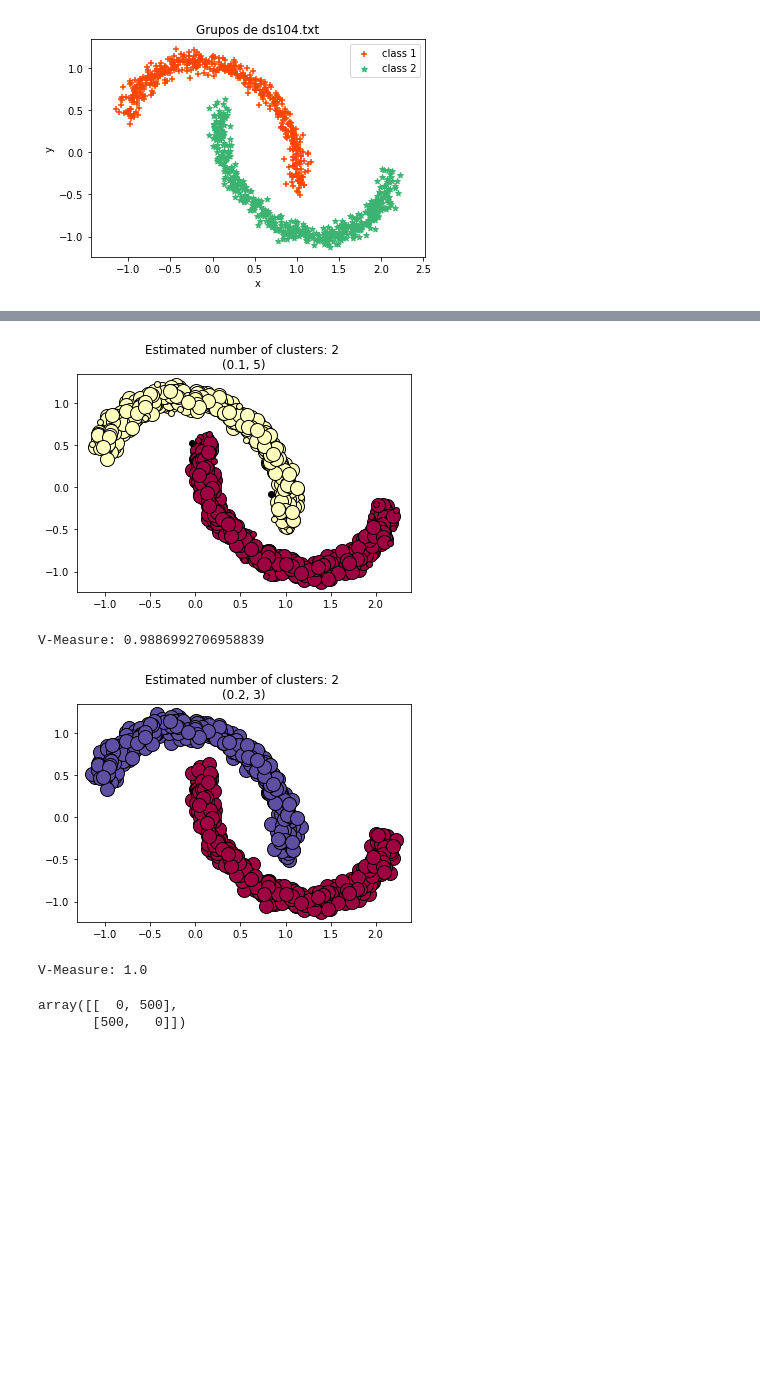
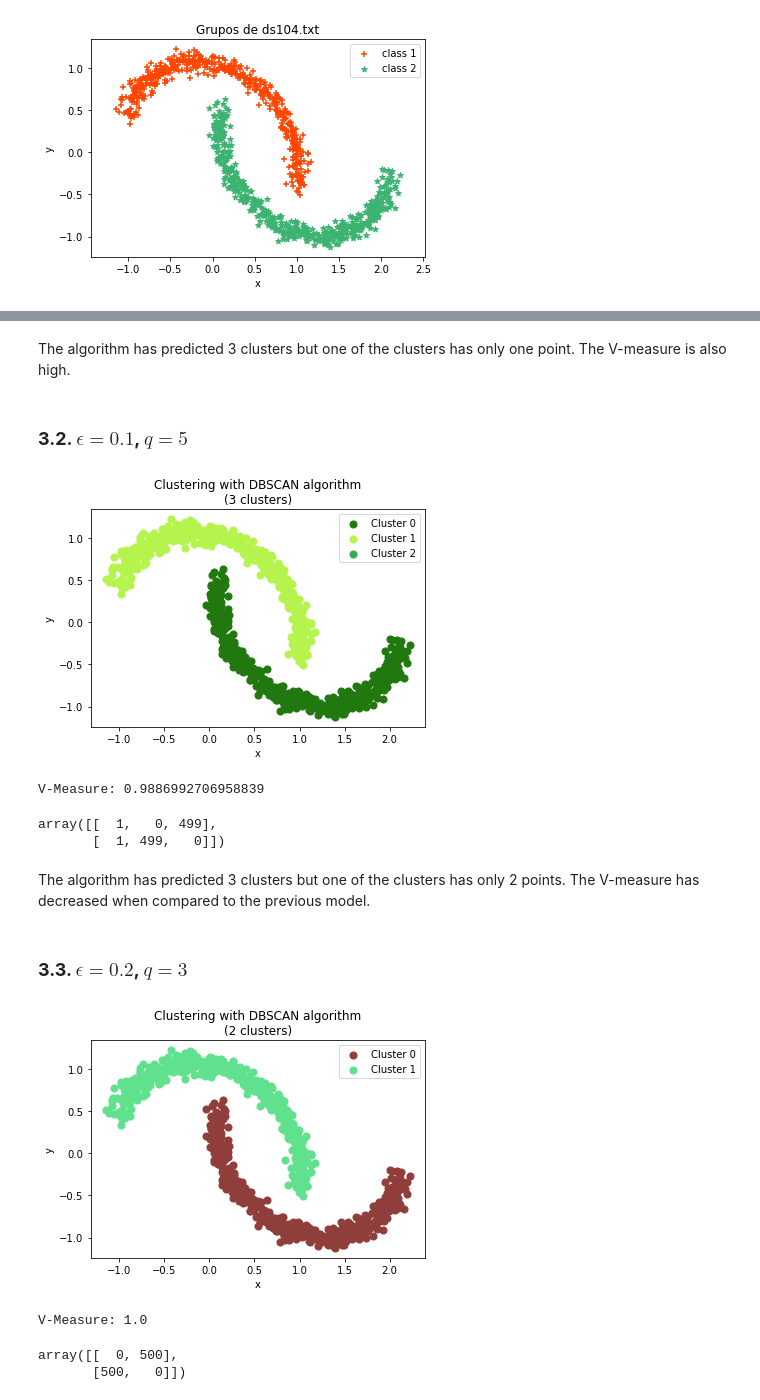
Before and after one commit to magheata/H2_ULRN, a Jupyter notebook: Gheata_H2_P3_ULRN.ipynb, the cells around one changed output, grey strips where cells are left out. Saved outputs shown, nothing was run; the diff lists cells and outputs as text; code cells hidden in the pictures; blank space fills up the shorter version.

```diff
--- a/Gheata_H2_P3_ULRN.ipynb
+++ b/Gheata_H2_P3_ULRN.ipynb
@@ -18,2 +48,14 @@ from sklearn.preprocessing import StandardScaler
+# %%
+def show_clusters(X, y, labels, algorithm):
+    '''
+    Plots the DBSCAN clusters.
+    '''
+    for m in range(0, len(np.unique(labels))):
+        plt.scatter(X[labels==m, 0], X[labels==m, 1], s=50, marker='o', c=np.array([random_color()]), label=f"Cluster {m}")
+        plt.title(f"Clustering with {algorithm} algorithm\n({len(np.unique(labels))} clusters)")
+        plt.xlabel("x")
+        plt.ylabel("y")
+        plt.legend()
+    plt.show()
 # %%
 # Plots the data points of each class; if provided, it will also plot the decision boundary
@@ -30,8 +87,9 @@ def scatter_plot(X, y, title, xlabel, ylabel, num_points=60):
 # %%
 def dbscan(X, eps, min_samples):
+    '''
+    Applies the DBSCAN algorithm with the given parameters to find the clusters.
+    '''
     db = DBSCAN(eps=eps, min_samples=min_samples).fit(X)
-    core_samples_mask = np.zeros_like(db.labels_, dtype=bool)
-    core_samples_mask[db.core_sample_indices_] = True
-    return db.labels_, core_samples_mask
+    return db.labels_
 # %%
 def calculate_clusters(X, y, n_clusters, linkage):
@@ -42,12 +105,3 @@ def calculate_clusters(X, y, n_clusters, linkage):
     model_vmeasure = metrics.v_measure_score(y.reshape(y.shape[0]).tolist(), model_labels)
     print(f"V-Measure: {model_vmeasure}")
     return model_labels, model_vmeasure
-# %%
-def show_clusters(X, y, labels, algorithm):
-    for m in range(0, len(np.unique(labels))):
-        plt.scatter(X[labels==m, 0], X[labels==m, 1], s=50, marker='o', c=np.array([random_color()]), label=f"Cluster {m}")
-        plt.title(f"Clustering with {algorithm}-linkage algorithm\n({len(np.unique(labels))} clusters)")
-        plt.xlabel("x")
-        plt.ylabel("y")
-        plt.legend()
-    plt.show()
@@ -112,22 +140,34 @@ V-Measure: 0.9948234185997589
+# %% [markdown]
+The algorithm has predicted 3 clusters but one of the clusters has only one point. The V-measure is also high.
+# %% [markdown]
+### **3.2. $\epsilon = 0.1$, $q = 5$** <a class="anchor" id="third-second-bullet1"></a>
 # %%
 eps = 0.1
 min_samples = 5
 labels, core_samples_mask = dbscan(X, eps, min_samples)
-plot_dbscan(y, core_samples_mask, labels, eps, min_samples)
+show_clusters(X, y, labels, "DBSCAN")
 print(f"V-Measure: {metrics.v_measure_score(y.reshape(y.shape[0]).tolist(), labels)}")
+cm = contingency_matrix(y.reshape(y.shape[0]).tolist(), labels)
+cm
 # %% [output]
-[figure, old version]
+[figure, new version]
 V-Measure: 0.9886992706958839
+array([[  1,   0, 499],
+       [  1, 499,   0]])
+# %% [markdown]
+The algorithm has predicted 3 clusters but one of the clusters has only 2 points. The V-measure has decreased when compared to the previous model.
+# %% [markdown]
+### **3.3. $\epsilon = 0.2$, $q = 3$** <a class="anchor" id="third-third-bullet1"></a>
 # %%
 eps = 0.2
 min_samples = 3
 labels, core_samples_mask = dbscan(X, eps, min_samples)
-plot_dbscan(y, core_samples_mask, labels, eps, min_samples)
+show_clusters(X, y, labels, "DBSCAN")
 print(f"V-Measure: {metrics.v_measure_score(y.reshape(y.shape[0]).tolist(), labels)}")
 cm = contingency_matrix(y.reshape(y.shape[0]).tolist(), labels)
 cm
 # %% [output]
-[figure, old version]
+[figure, new version]
 V-Measure: 1.0
 array([[  0, 500],
        [500,   0]])
```
Also changed, not shown: parts of 37 cells of this notebook, 2 other files.
